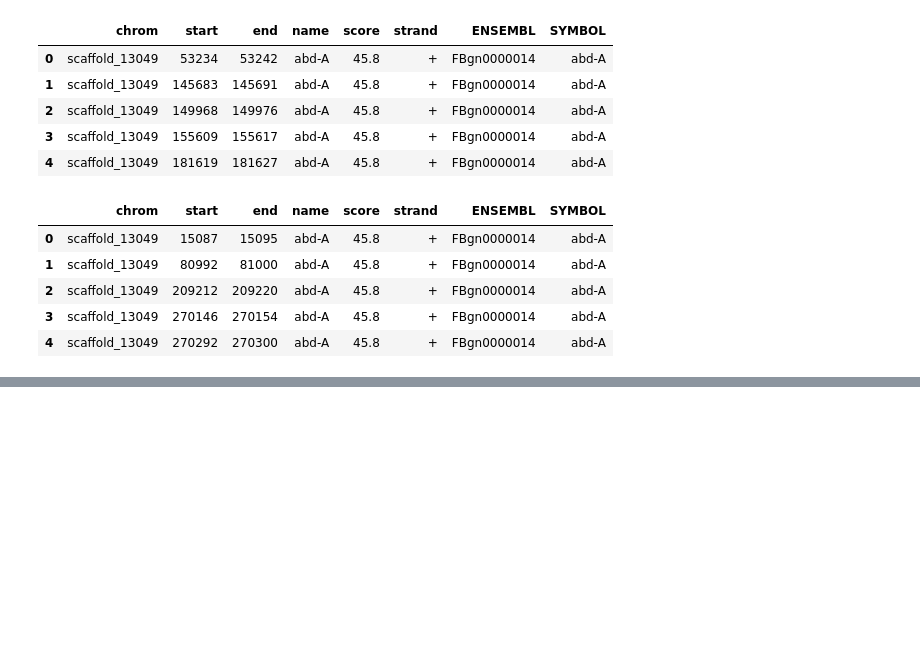
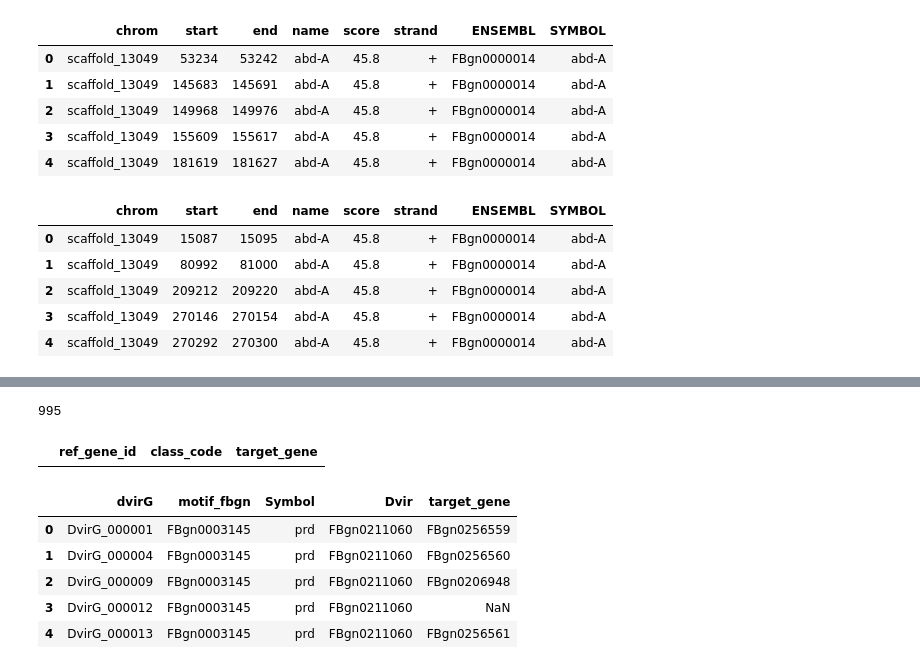
Before and after one commit to isabelleberger/s2cell-prior, a Jupyter notebook: notebook/2018-02-16_fimo_w_virilis.ipynb, the cells around one changed output, grey strips where cells are left out. Cells and saved outputs as stored; diff of their text form; code cells hidden in the pictures; blank space fills up the shorter version.

```diff
--- a/notebook/2018-02-16_fimo_w_virilis.ipynb
+++ b/notebook/2018-02-16_fimo_w_virilis.ipynb
@@ -167,0 +195,19 @@ otf_merge = otf_w_motiffbgn[['chrom','start','end',]]
+# %%
+len(orthologs[orthologs.ref_gene_id.isnull()].target_gene.unique())
+# %% [output]
+995
+# %%
+genemap[genemap.target_gene.isin(orthologs[orthologs.ref_gene_id.isnull()].target_gene.unique())]
+# %% [output]
+|  | ref_gene_id | class_code | target_gene |
+# %%
+merge_2 = merge_2.rename(columns={'target_gene':'dvirG','ref_gene_id':'target_gene'})
+# %%
+merge_2.head()
+# %% [output]
+|  | dvirG | motif_fbgn | Symbol | Dvir | target_gene |
+| 0 | DvirG_000001 | FBgn0003145 | prd | FBgn0211060 | FBgn0256559 |
+| 1 | DvirG_000004 | FBgn0003145 | prd | FBgn0211060 | FBgn0256560 |
+| 2 | DvirG_000009 | FBgn0003145 | prd | FBgn0211060 | FBgn0206948 |
+| 3 | DvirG_000012 | FBgn0003145 | prd | FBgn0211060 | NaN |
+| 4 | DvirG_000013 | FBgn0003145 | prd | FBgn0211060 | FBgn0256561 |
```
Also changed, not shown: parts of 60 cells of this notebook, 1 other file.
